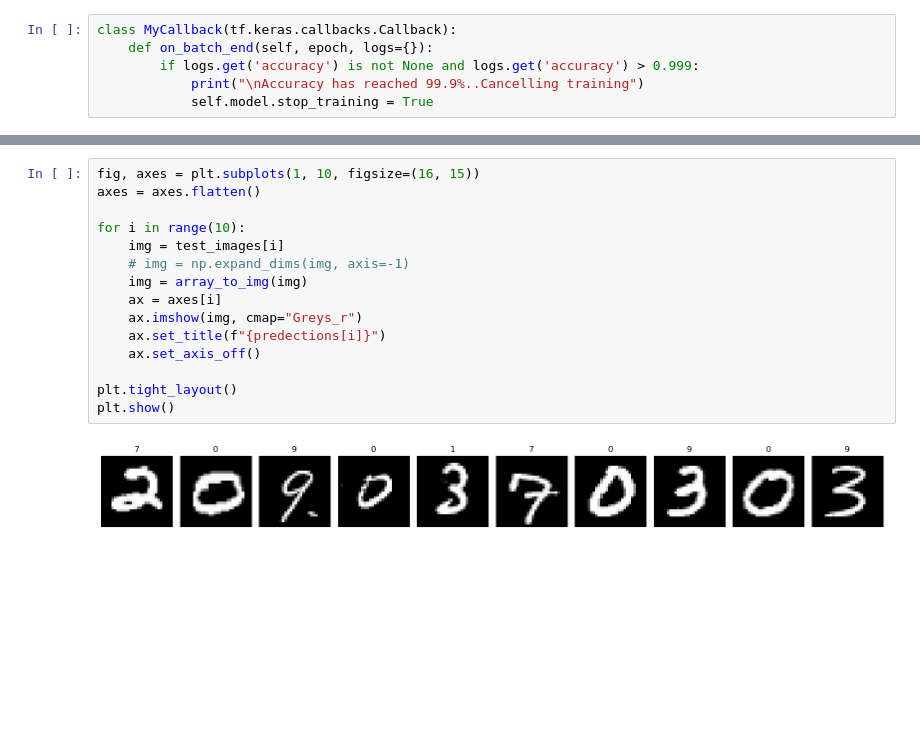
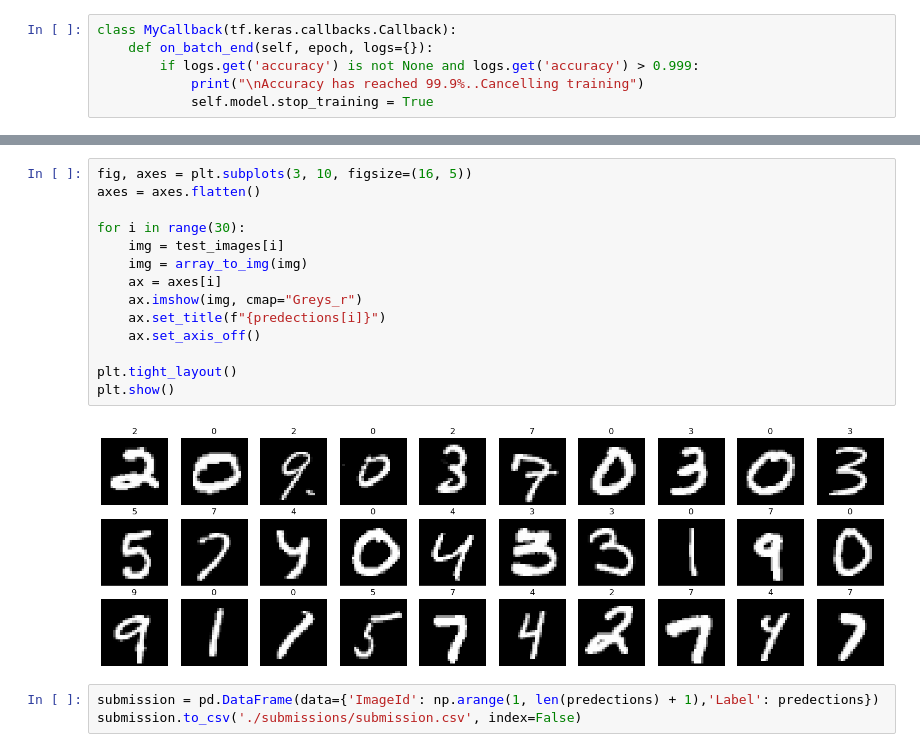
Before and after one commit to anasbn44/digit_recognizer, a Jupyter notebook: digit_recognizer.ipynb, the cells around one changed output, grey strips where cells are left out. Saved outputs shown, nothing was run; the diff lists cells and outputs as text; blank space fills up the shorter version.

```diff
--- a/digit_recognizer.ipynb
+++ b/digit_recognizer.ipynb
@@ -203,17 +208,19 @@ array([7, 0, 9, ..., 7, 9, 0], dtype=int64)
 # %%
-fig, axes = plt.subplots(1, 10, figsize=(16, 15))
+fig, axes = plt.subplots(3, 10, figsize=(16, 5))
 axes = axes.flatten()
 
-for i in range(10):
+for i in range(30):
     img = test_images[i]
-    # img = np.expand_dims(img, axis=-1)
     img = array_to_img(img)
     ax = axes[i]
     ax.imshow(img, cmap="Greys_r")
     ax.set_title(f"{predections[i]}")
     ax.set_axis_off()
 
 plt.tight_layout()
 plt.show()
 # %% [output]
-[figure, old version]
+[figure, new version]
+# %%
+submission = pd.DataFrame(data={'ImageId': np.arange(1, len(predections) + 1),'Label': predections})
+submission.to_csv('./submissions/submission.csv', index=False)
```
Also changed, not shown: parts of 7 cells of this notebook.
